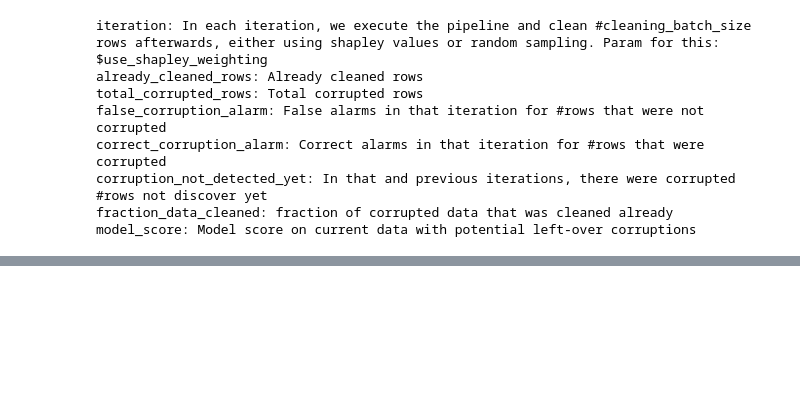
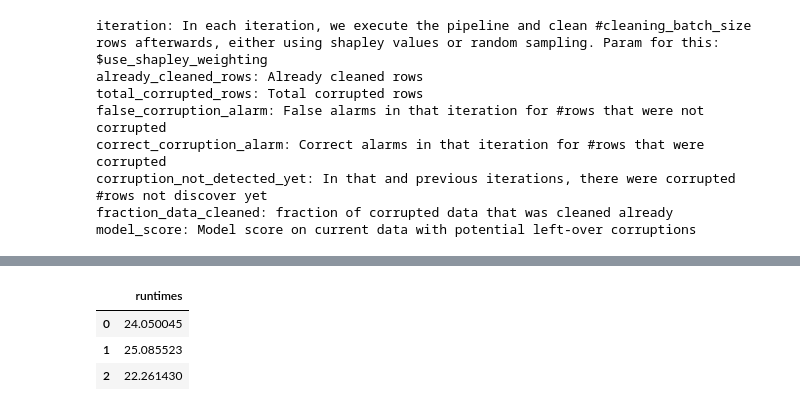
Before and after one commit to stefan-grafberger/deem22-what-if-experiments, a Jupyter notebook: whatif/example_pipelines/shapley_value_experiments.ipynb, the cells around one changed output, grey strips where cells are left out. Saved outputs shown, nothing was run; the diff lists cells and outputs as text; code cells hidden in the pictures; blank space fills up the shorter version.

Commit message:
Added opt shapley variant. TODO: Optimize it.

```diff
--- a/whatif/example_pipelines/shapley_value_experiments.ipynb
+++ b/whatif/example_pipelines/shapley_value_experiments.ipynb
@@ -98,0 +103,3 @@ Done!
+# %%
+measure_shapley_opt_exec_time(0.2, 10, True, 10, 50, 3)
+# %% [output]
@@ -98,0 +123,4 @@ Done!
+|  | runtimes |
+| 0 | 24.050045 |
+| 1 | 25.085523 |
+| 2 | 22.261430 |
```
Also changed, not shown: parts of 5 cells of this notebook, 4 other files.
